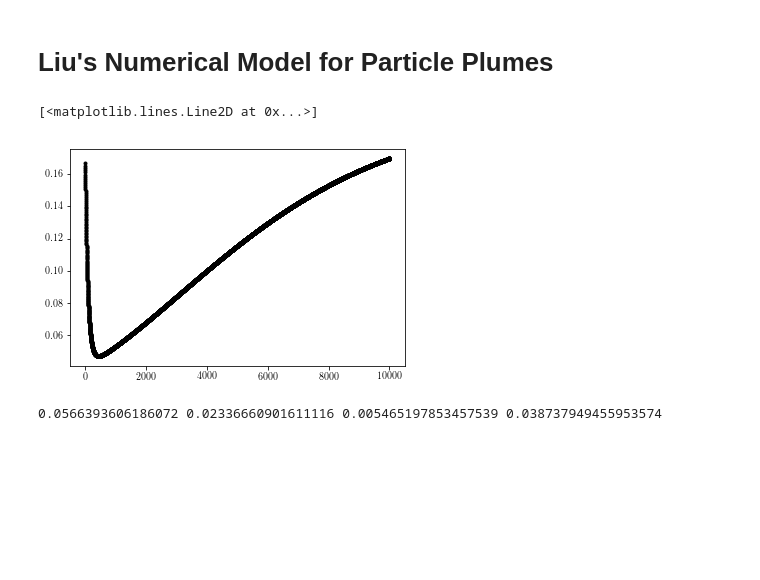
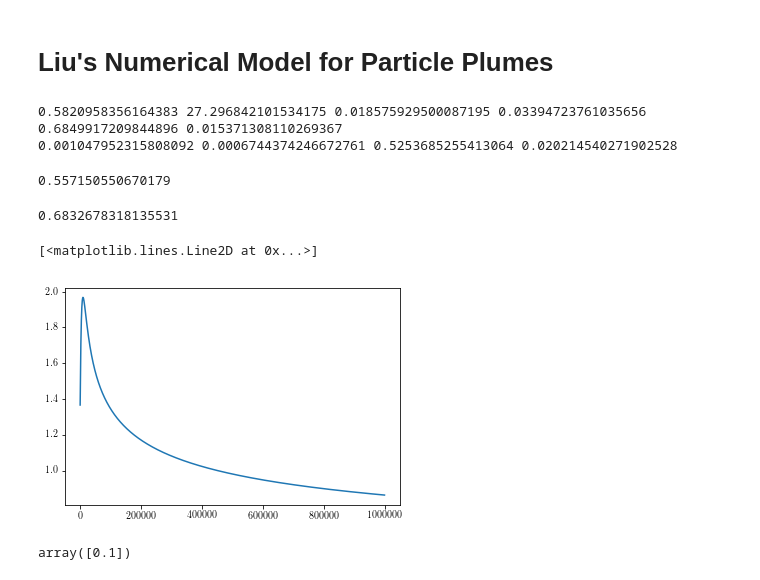
Before and after one commit to ajpetersen25/PLPlumes, a Jupyter notebook: Code/playground.ipynb, the cells around one changed output. Drawn from its saved outputs; the diff is of its cells as text; code cells hidden in the pictures; blank space fills up the shorter version.

```diff
--- a/Code/playground.ipynb
+++ b/Code/playground.ipynb
@@ -89,5 +94,5 @@ for r in range(8,img.iy-8,16):
         #c_map2[int(r/16),int(c/16)] = np.mean(mean_c2[slice(r,r+16,1),slice(c,c+16,1)])
 # %%
 
-W_plume=nma.masked_greater(W_bar,-4.5)
-(c_map[:,0:38]).max()
+W_plume=W_bar#nma.masked_greater(W_bar,-5)
+#(c_map[:,0:38]).max()
@@ -214,16 +301,17 @@ beta_0 = 1e-3 # volume fraction
 rho_p = 2500 # kg/m^3
 rho_a = 1.225 # kg/m^3
 g = 9.81 # m/s^2
-w_0 = .7 # m/s
+w_0 = -nma.min(W_plume[1:-1,:],axis=1)[-1]/cal/deltat # m/s
 r_0 = .0508/2 # m
 dp = 52e-6 #m
 tau_p = 17e-3 # s
 mu_a = 1.825e-5 # kg m^-1 s^-1
 
 
-steps = 10000
-s = np.arange(0,800,800/steps)
-s_size = np.diff(np.arange(1,800,800/steps))[0]
+steps = 1000000
+length = 80000
+s = np.arange(0,length,length/steps)
+s_size = np.diff(np.arange(1,length,length/steps))[0]
 w_a0 = w_0-(tau_p*g)
 r_a0 = r_0
 alpha = 0.03
@@ -246,8 +334,14 @@ Qa[0] = Q_a0
 ra[0] = r_0
 Ma[0] = M_a0
 C = np.zeros((steps+1))
-C = 1
-
+#cs=np.linspace(.1,100,100000)
+#Rep = (rho_a*(w_0-w_a0)*dp)/mu_a
+#Cd = 24*(1+0.15*Rep**.687)/Rep
+#Fd = rho_a*(w_0-w_a0)**2/2*Cd/4*np.pi*dp**2*cs*6*beta_0*w_0*r_0**2/dp**3
+#w = wp[0] + s_size/cal * (B-Fd)/(m_dot*wp[0])
+#interp_diff = abs(w+np.interp(s[0],(Z[1:-1]),(nma.min(W_plume[1:-1,:],axis=1)/cal/deltat/2)))
+#C[0] = cs[np.where(interp_diff==np.min(interp_diff))[0]]
+C=.6
 for i,ii in enumerate(s):
     i=i+1
     ii=ii+s_size
@@ -259,18 +353,53 @@ for i,ii in enumerate(s):
     Ma[i] = Ma[i-1] + s_size/cal * (Fd)/wp[i-1]
     wa[i] = Ma[i]/(Qa[i]*rho_a)
     ra[i] = np.sqrt(Ma[i]/(np.pi*wa[i]))
-    #print wp[i],Qa[i],Ma[i],wa[i],ra[i],'\n'
+    #interp_diff = abs(wp[i]+np.interp(s[i],(Z[1:-1]),(nma.min(W_plume[1:-1,:],axis=1)/cal/deltat/2)))
+    #C[i] = cs[np.where(interp_diff==np.min(interp_diff))[0]]
+    #print wp[i],Qa[i],Ma[i],wa[i],ra[i],'\n'cs[np.where(interp_diff==np.min(interp_diff))[0]]
+# %%
+i=1
+Rep = (rho_a*(wp[i-1]-wa[i-1])*dp)/mu_a
+Cd = 24*(1+0.15*Rep**.687)/Rep*C
+Fd = rho_a*(wp[i-1]-wa[i-1])**2/2*Cd/4*np.pi*dp**2*6*beta_0*w_0*r_0**2/dp**3
+wp[i] = wp[i-1] + s_size/cal * (B-Fd)/(m_dot*wp[i-1])
+Qa[i] = Qa[i-1] + s_size/cal * (2*np.pi*ra[i-1]*wa[i-1]*alpha)
+Ma[i] = Ma[i-1] + s_size/cal * (Fd)/wp[i-1]
+wa[i] = Ma[i]/(Qa[i]*rho_a)
+ra[i] = np.sqrt(Ma[i]/(np.pi*wa[i]))
+print Rep, Cd, Fd,B, wp[i], B-Fd
+print Qa[i], Ma[i],wa[i],ra[i]
+# %% [output]
+0.5820958356164383 27.296842101534175 0.018575929500087195 0.03394723761035656 0.6849917209844896 0.015371308110269367
+0.001047952315808092 0.0006744374246672761 0.5253685255413064 0.020214540271902528
+# %%
+i=2
+(rho_a*(wp[i-1]-wa[i-1])*dp)/mu_a
+# %% [output]
+0.557150550670179
+# %%
+cs=np.linspace(.1,100,100000)
+Rep = (rho_a*(w_0-w_a0)*dp)/mu_a
+Cd = 24*(1+0.15*Rep**.687)/Rep
+Fd = rho_a*(w_0-w_a0)**2/2*Cd/4*np.pi*dp**2*cs*6*beta_0*w_0*r_0**2/dp**3
+w = wp[0] + s_size/cal * (B-Fd)/(m_dot*wp[0])
+interp_diff = abs(w+np.interp(s[0],(Z[1:-1]),(nma.min(W_plume[1:-1,:],axis=1)/cal/deltat/2)))
+wp[0]
+# %% [output]
+0.6832678318135531
 # %%
-plt.plot(wp-wa,'k.')
+plt.plot(wp)
 # %% [output]
 [<matplotlib.lines.Line2D at 0x...>]
-[figure, old version]
+[figure, new version]
 # %%
-i=1
-Rep = (rho_a*(wp[i-1]-wa[i-1])*dp)/mu_a
-Cd = 24/Rep*(1+0.15*(Rep**.687))
-Fd = rho_a*(wp[i-1]-wa[i-1])**2/2*Cd/4*np.pi*dp**2*C*6*beta_0*w_0*r_0**2/dp**3
-F2 = K1*(wp[i-1]-wa[i-1]**(4/3)*C)
-print Fd/C, F2/C, B-Fd, B-F2
+C = np.zeros((steps+1))
+cs=np.linspace(.1,100,100000)
+Rep = (rho_a*(w_0-w_a0)*dp)/mu_a
+Cd = 24*(1+0.15*Rep**.687)/Rep
+Fd = rho_a*(w_0-w_a0)**2/2*Cd/4*np.pi*dp**2*cs*6*beta_0*w_0*r_0**2/dp**3
+w = wp[0] + s_size/cal * (B-Fd)/(m_dot*wp[0])
-# %% [output]
-0.0566393606186072 0.02336660901611116 0.005465197853457539 0.038737949455953574
+# %%
+interp_diff = abs(w+np.interp(s[0],(Z[1:-1]),(nma.min(W_plume[1:-1,:],axis=1)/cal/deltat/2)))
+cs[np.where(interp_diff==np.min(interp_diff))[0]]
+# %% [output]
+array([0.1])
```
Also changed, not shown: parts of 19 cells of this notebook.
